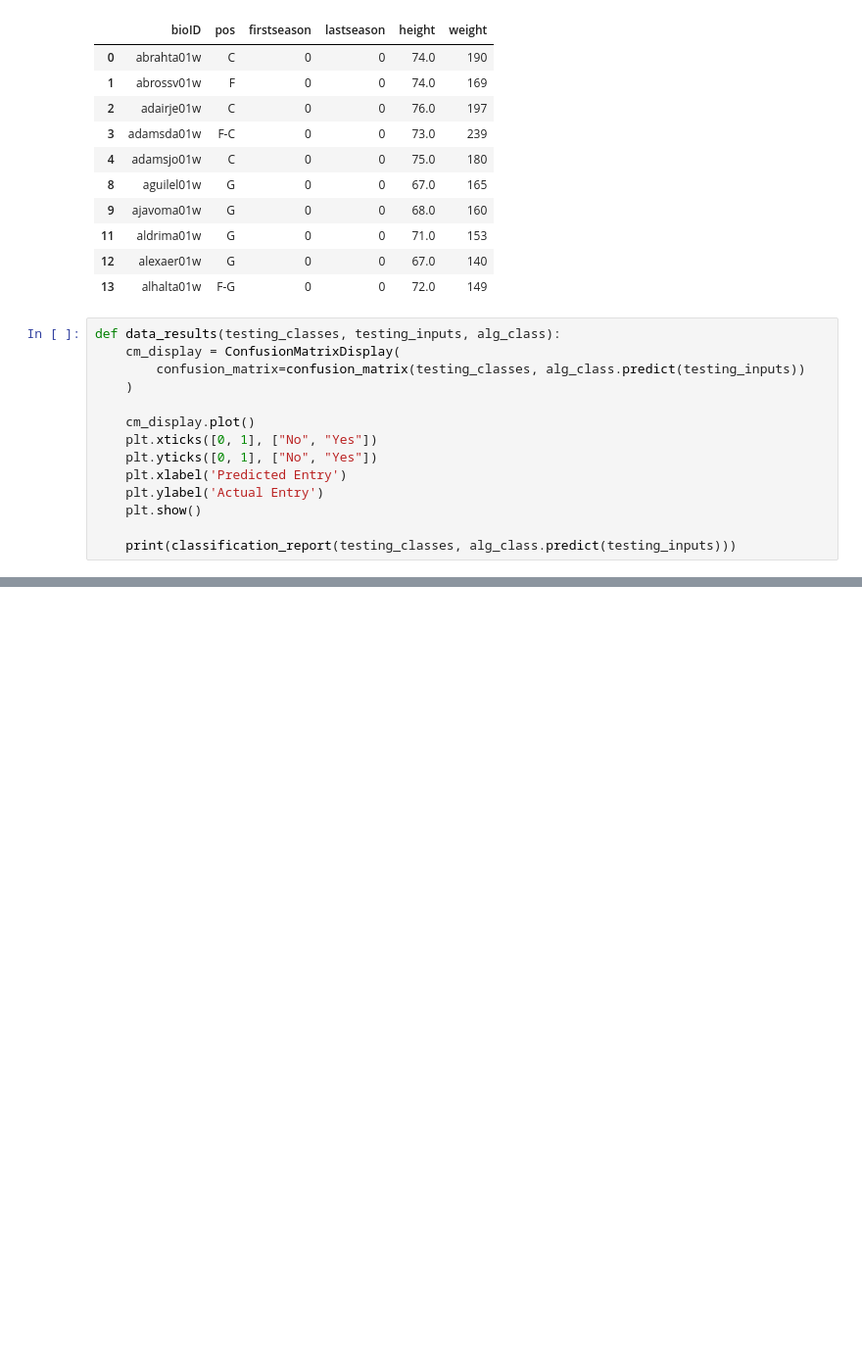
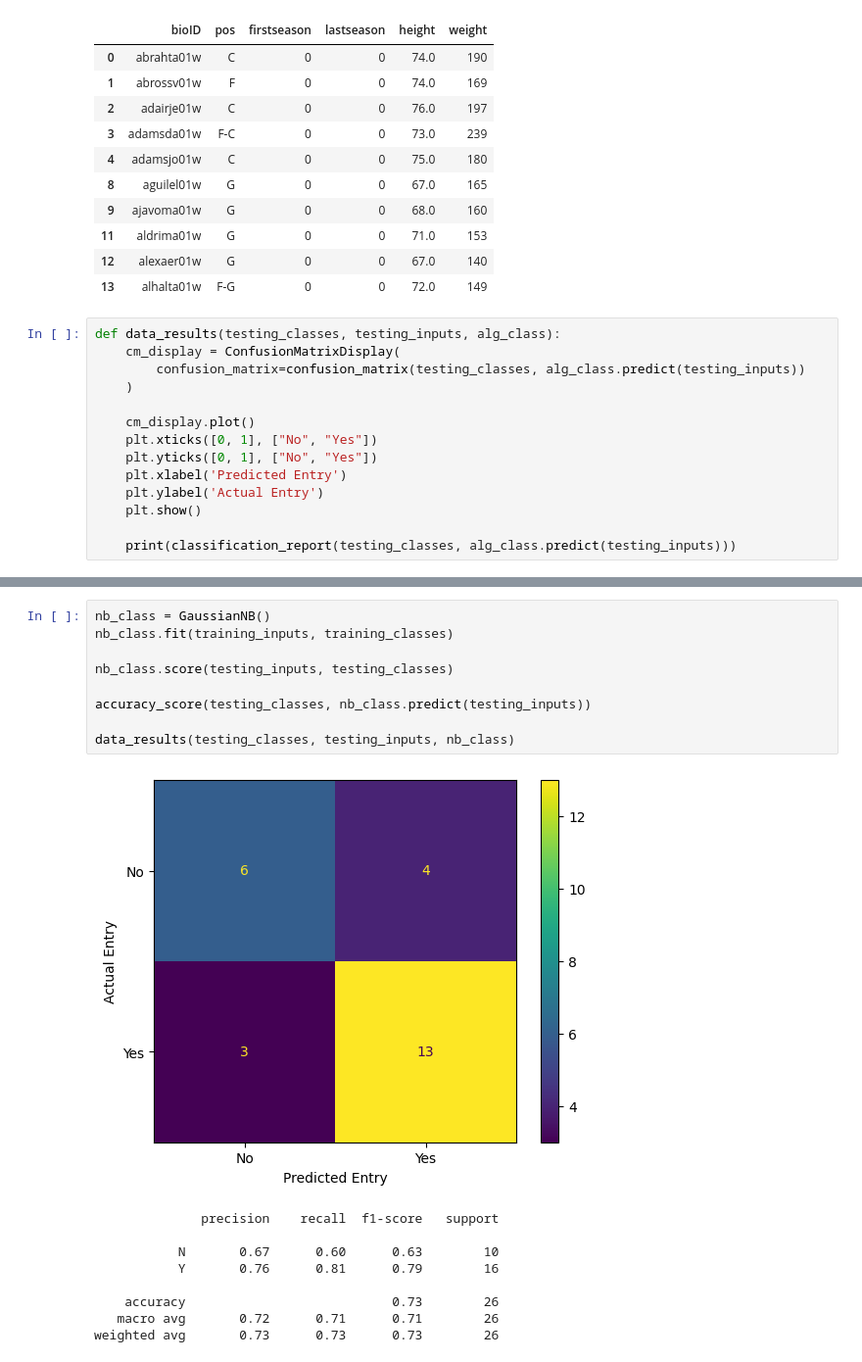
Before and after one commit to sirkotal/feup-ac, a Jupyter notebook: notebook.ipynb, the cells around one changed output, grey strips where cells are left out. Shown at 98% size. Cells and saved outputs as stored; diff of their text form; blank space fills up the shorter version.

```diff
--- a/notebook.ipynb
+++ b/notebook.ipynb
@@ -199,0 +224,19 @@ weighted avg       0.55      0.50      0.50        26
+# %%
+nb_class = GaussianNB()
+nb_class.fit(training_inputs, training_classes)
+
+nb_class.score(testing_inputs, testing_classes)
+
+accuracy_score(testing_classes, nb_class.predict(testing_inputs))
+
+data_results(testing_classes, testing_inputs, nb_class)
+# %% [output]
+[figure, added]
+              precision    recall  f1-score   support
+
+           N       0.67      0.60      0.63        10
+           Y       0.76      0.81      0.79        16
+
+    accuracy                           0.73        26
+   macro avg       0.72      0.71      0.71        26
+weighted avg       0.73      0.73      0.73        26
```
Also changed, not shown: parts of 4 cells of this notebook.
